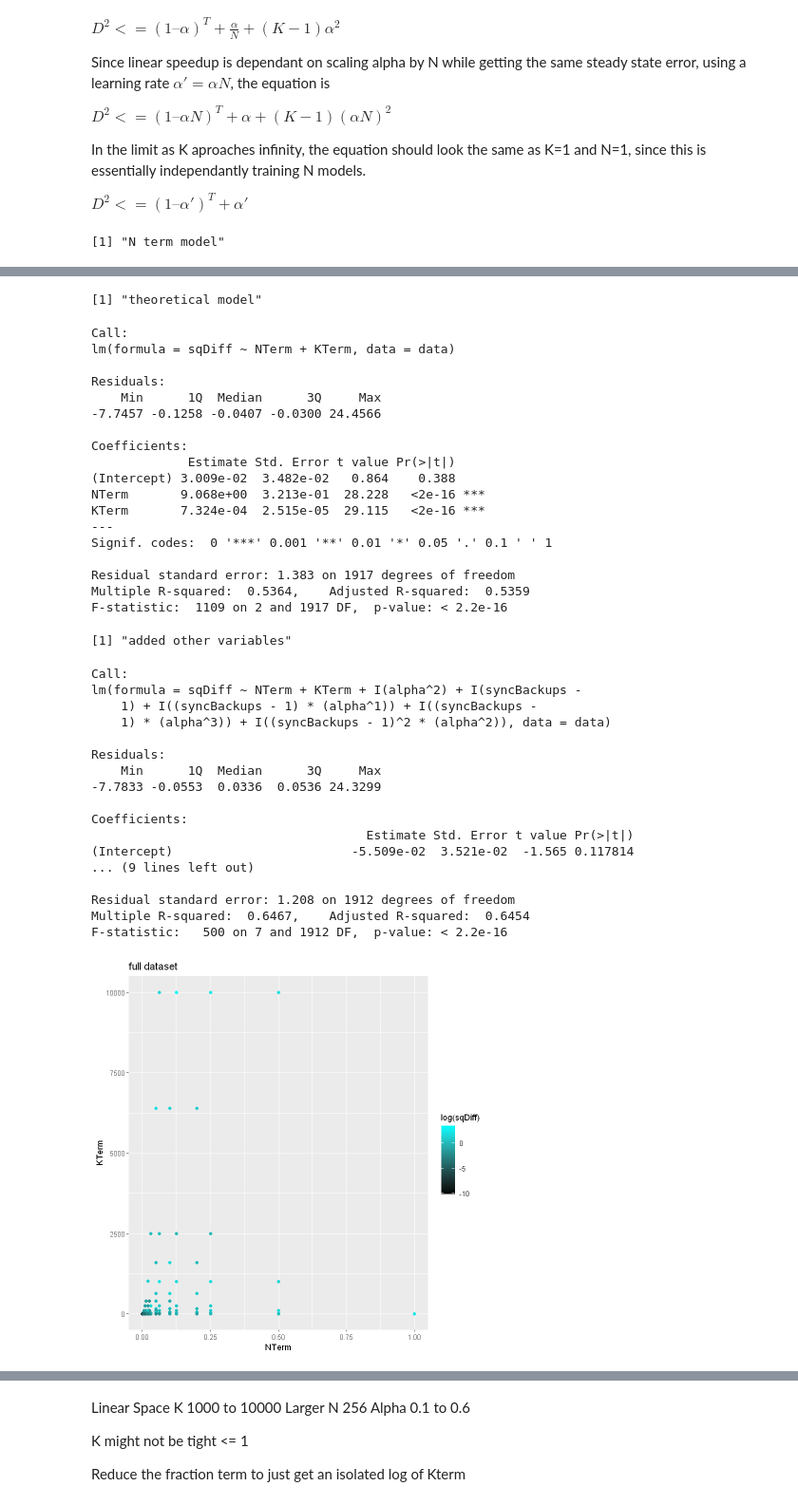
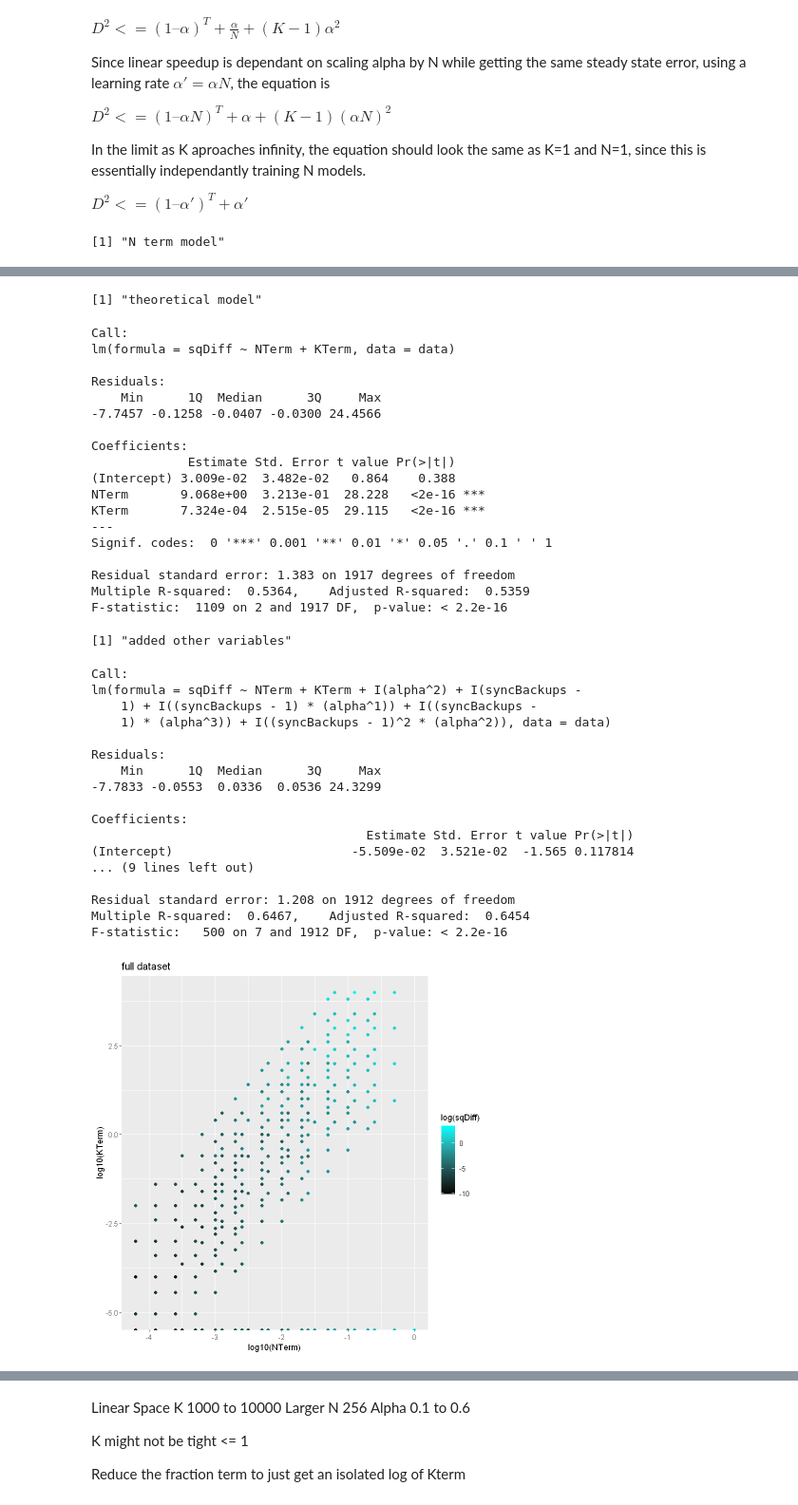
Before and after one commit to MichaelEinhorn/FederatedRL, a Jupyter notebook: graphingR.ipynb, the cells around one changed output, grey strips where cells are left out. Shown at 95% size. Saved outputs shown, nothing was run; the diff lists cells and outputs as text; code cells hidden in the pictures.

```diff
--- a/graphingR.ipynb
+++ b/graphingR.ipynb
@@ -392,7 +392,7 @@ modelCofounded <- lm(sqDiff ~ NTerm + KTerm + I(alpha**2) + I(syncBackups - 1) +
 summary(modelCofounded)
 
 
-p <- ggplot(predict, aes(x=NTerm, y=KTerm))
+p <- ggplot(predict, aes(x=log10(NTerm), y=log10(KTerm)))
 p <- p + ggtitle(title)
 p <- p + geom_point(aes(color = log(sqDiff)))
 p <- p + scale_color_gradientn(colors = c("black", "cyan"))
@@ -426,32 +426,32 @@ Residuals:
 
 Coefficients:
              Estimate Std. Error t value Pr(>|t|)
 (Intercept) 3.009e-02  3.482e-02   0.864    0.388
 NTerm       9.068e+00  3.213e-01  28.228   <2e-16 ***
 KTerm       7.324e-04  2.515e-05  29.115   <2e-16 ***
 ---
 Signif. codes:  0 '***' 0.001 '**' 0.01 '*' 0.05 '.' 0.1 ' ' 1
 
 Residual standard error: 1.383 on 1917 degrees of freedom
 Multiple R-squared:  0.5364,    Adjusted R-squared:  0.5359
 F-statistic:  1109 on 2 and 1917 DF,  p-value: < 2.2e-16
 [1] "added other variables"
 Call:
 lm(formula = sqDiff ~ NTerm + KTerm + I(alpha^2) + I(syncBackups -
     1) + I((syncBackups - 1) * (alpha^1)) + I((syncBackups -
     1) * (alpha^3)) + I((syncBackups - 1)^2 * (alpha^2)), data = data)
 
 Residuals:
     Min      1Q  Median      3Q     Max
 -7.7833 -0.0553  0.0336  0.0536 24.3299
 
 Coefficients:
                                      Estimate Std. Error t value Pr(>|t|)
 (Intercept)                        -5.509e-02  3.521e-02  -1.565 0.117814
 ... (9 lines left out)
 
 Residual standard error: 1.208 on 1912 degrees of freedom
 Multiple R-squared:  0.6467,    Adjusted R-squared:  0.6454
 F-statistic:   500 on 7 and 1912 DF,  p-value: < 2.2e-16
-[figure, old version]
+[figure, new version]
 # %%
```
Also changed, not shown: parts of 2 cells of this notebook, 1 other file.
